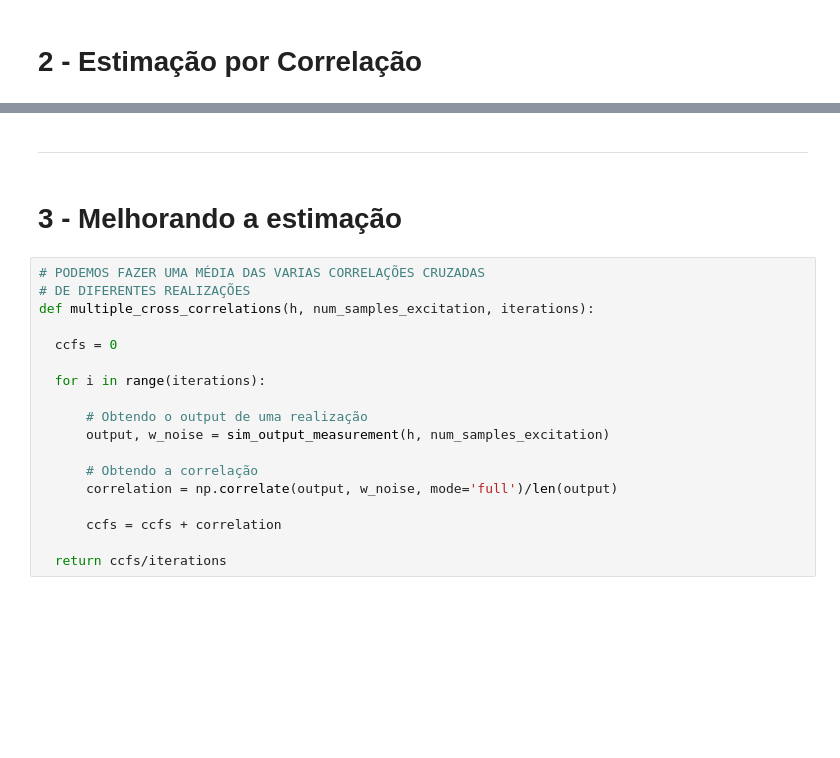
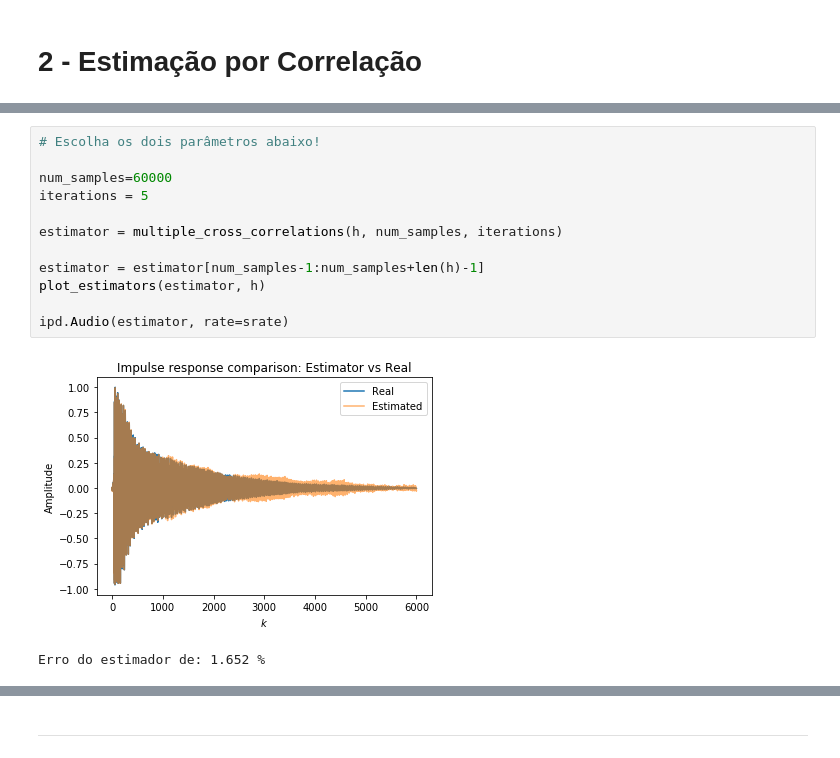
Before and after one commit to tallesviana/Stochastic_processes, a Jupyter notebook: Proj#2/Project#2 - Estimators.ipynb, the cells around one changed output, grey strips where cells are left out. Cells and saved outputs as stored; diff of their text form; blank space fills up the shorter version.

```diff
--- a/Proj#2/Project#2 - Estimators.ipynb
+++ b/Proj#2/Project#2 - Estimators.ipynb
@@ -136,0 +218,15 @@ Erro do estimador de: 7.493 %
+# %%
+# Escolha os dois parâmetros abaixo!
+
+num_samples=60000
+iterations = 5
+
+estimator = multiple_cross_correlations(h, num_samples, iterations)
+
+estimator = estimator[num_samples-1:num_samples+len(h)-1]
+plot_estimators(estimator, h)
+
+ipd.Audio(estimator, rate=srate)
+# %% [output]
+[figure, added]
+Erro do estimador de: 1.652 %
@@ -137,22 +234,2 @@ Erro do estimador de: 7.493 %
 # %% [markdown]
 ---
-# %% [markdown]
-# 3 - Melhorando a estimação
-# %%
-# PODEMOS FAZER UMA MÉDIA DAS VARIAS CORRELAÇÕES CRUZADAS
-# DE DIFERENTES REALIZAÇÕES
-def multiple_cross_correlations(h, num_samples_excitation, iterations):
-
-  ccfs = 0
-
-  for i in range(iterations):
-
-      # Obtendo o output de uma realização
-      output, w_noise = sim_output_measurement(h, num_samples_excitation)
-
-      # Obtendo a correlação
-      correlation = np.correlate(output, w_noise, mode='full')/len(output)
-
-      ccfs = ccfs + correlation
-
-  return ccfs/iterations
```
Also changed, not shown: parts of 21 cells of this notebook.
